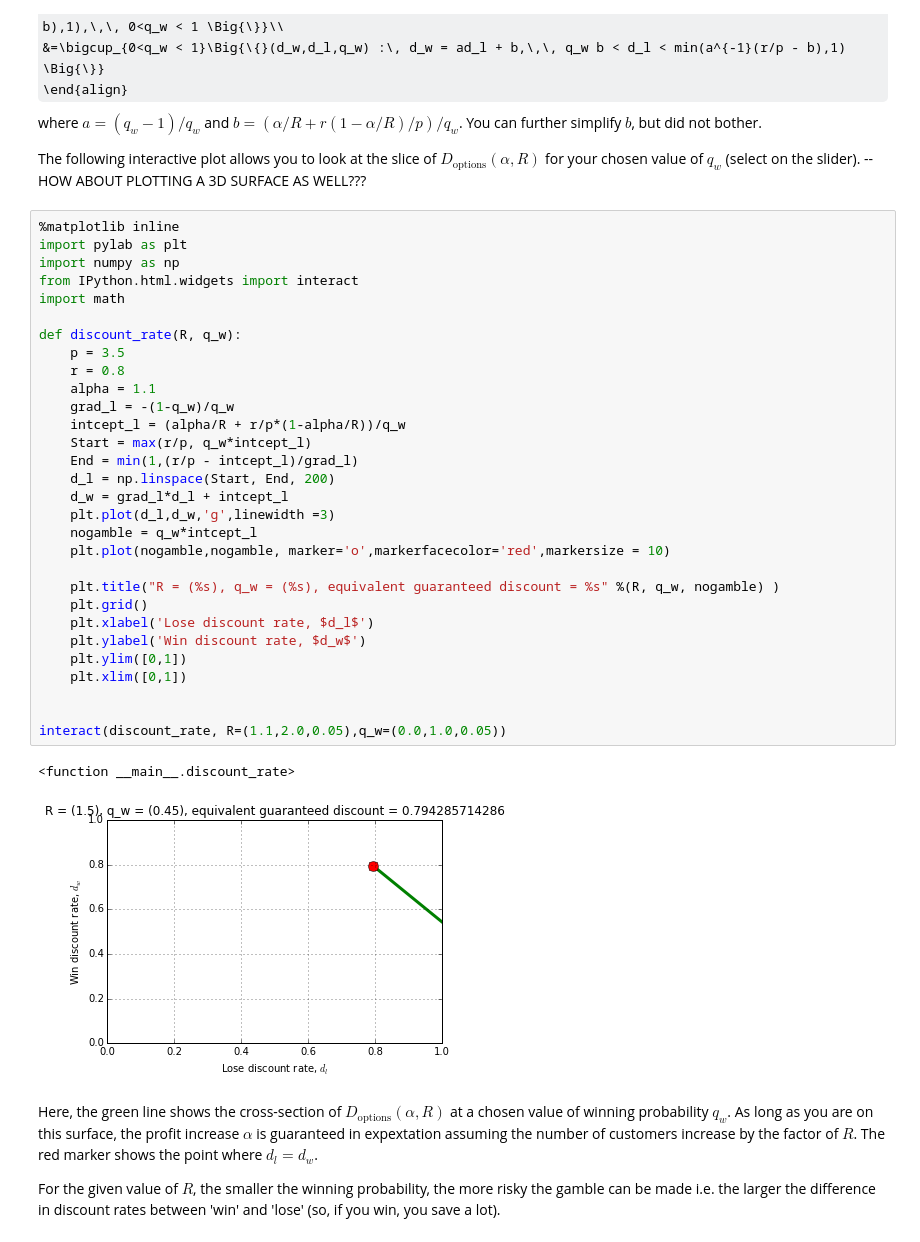
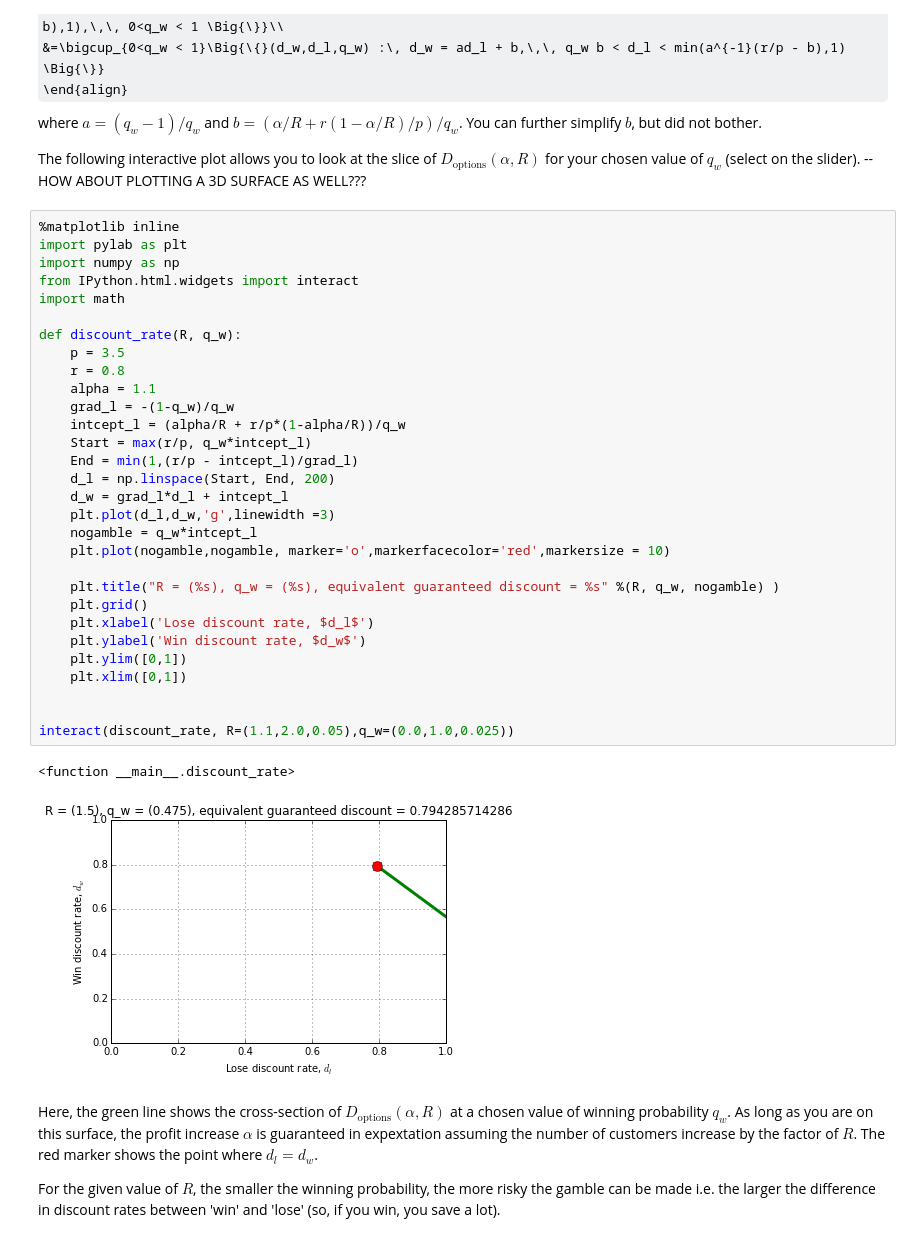
Before and after one commit to afcarl/VottoAlgoService, a Jupyter notebook: notebook/Gamblers' Vouchers.ipynb, the cells around one changed output. Drawn from its saved outputs; the diff is of its cells as text; some formulas as TeX source.

```diff
--- a/notebook/Gamblers' Vouchers.ipynb
+++ b/notebook/Gamblers' Vouchers.ipynb
@@ -106,35 +106,35 @@ The following interactive plot allows you to look at the slice of $D_{\text{opti
 %matplotlib inline
 import pylab as plt
 import numpy as np
 from IPython.html.widgets import interact
 import math
 
 def discount_rate(R, q_w):
     p = 3.5
     r = 0.8
     alpha = 1.1
     grad_l = -(1-q_w)/q_w
     intcept_l = (alpha/R + r/p*(1-alpha/R))/q_w
     Start = max(r/p, q_w*intcept_l)
     End = min(1,(r/p - intcept_l)/grad_l)
     d_l = np.linspace(Start, End, 200)
     d_w = grad_l*d_l + intcept_l
     plt.plot(d_l,d_w,'g',linewidth =3)
     nogamble = q_w*intcept_l
     plt.plot(nogamble,nogamble, marker='o',markerfacecolor='red',markersize = 10)
 
     plt.title("R = (%s), q_w = (%s), equivalent guaranteed discount = %s" %(R, q_w, nogamble) )
     plt.grid()
     plt.xlabel('Lose discount rate, $d_l$')
     plt.ylabel('Win discount rate, $d_w$')
     plt.ylim([0,1])
     plt.xlim([0,1])
 
 
-interact(discount_rate, R=(1.1,2.0,0.05),q_w=(0.0,1.0,0.05))
+interact(discount_rate, R=(1.1,2.0,0.05),q_w=(0.0,1.0,0.025))
 # %% [output]
 <function __main__.discount_rate>
-[figure, old version]
+[figure, new version]
 # %% [markdown]
 Here, the green line shows the cross-section of $D_{\text{options}}(\alpha,R)$ at a chosen value of winning probability $q_w$. As long as you are on this surface, the profit increase $\alpha$ is guaranteed in expextation assuming the number of customers increase by the factor of $R$. The red marker shows the point where $d_l = d_w$.
 
```
Also changed, not shown: parts of 1 cell of this notebook.
